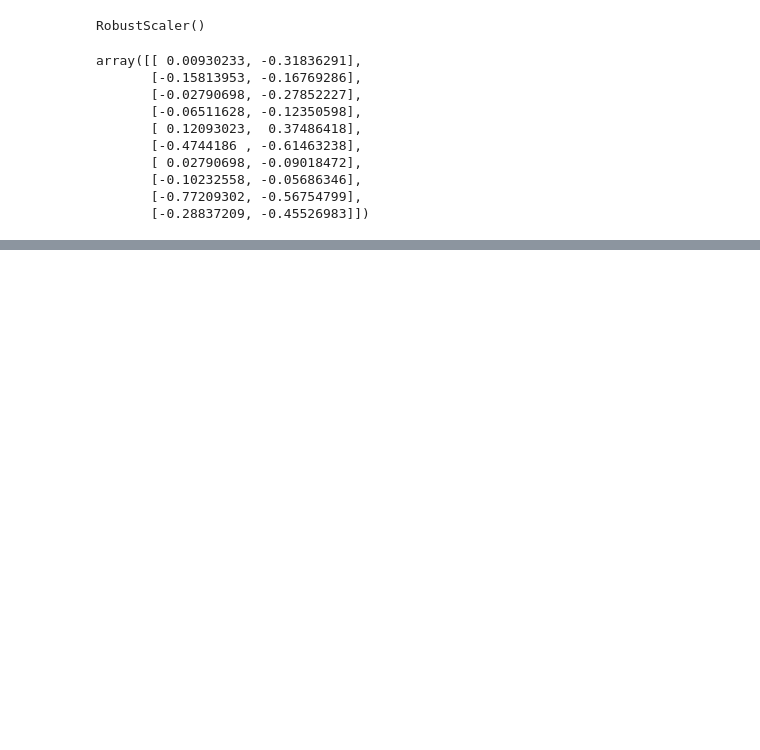
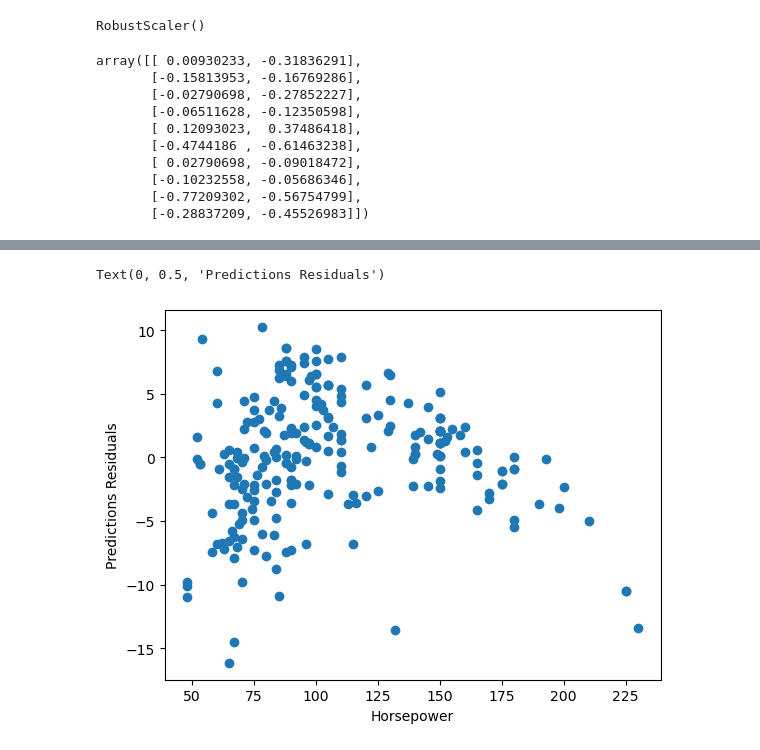
Before and after one commit to shawn-brown12/regression, a Jupyter notebook: regression_notes.ipynb, the cells around one changed output, grey strips where cells are left out. Drawn from its saved outputs; the diff is of its cells as text; code cells hidden in the pictures; blank space fills up the shorter version.

```diff
--- a/regression_notes.ipynb
+++ b/regression_notes.ipynb
@@ -607,0 +702,2 @@ The test rejected the null hypothesis, origin 1 cars have signficantly less mpg
+# %%
+preds_df['yhat_res'] = preds_df['yhat'] - preds_df['mpg']
@@ -607,0 +713,7 @@ The test rejected the null hypothesis, origin 1 cars have signficantly less mpg
+# %%
+plt.scatter(preds_df['horsepower'], preds_df['yhat_res'])
+plt.xlabel('Horsepower')
+plt.ylabel('Predictions Residuals')
+# %% [output]
+Text(0, 0.5, 'Predictions Residuals')
+[figure, added]
```
Also changed, not shown: parts of 108 cells of this notebook, 3 other files.
